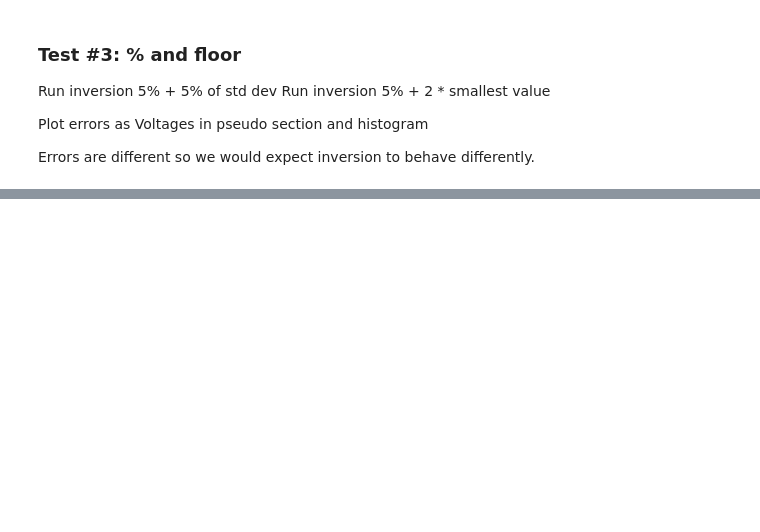
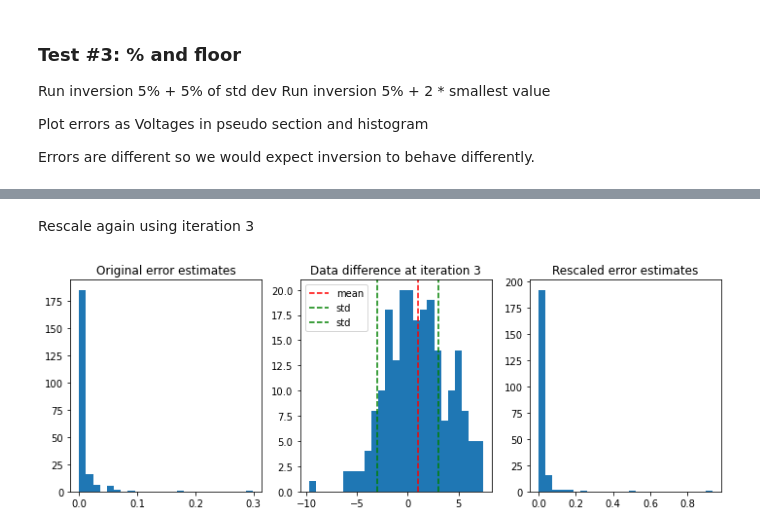
Before and after one commit to Rockpointgeo/rendez-vous-2021, a Jupyter notebook: rv-noise_est_pt1.ipynb, the cells around one changed output, grey strips where cells are left out. Cells and saved outputs as stored; diff of their text form; code cells hidden in the pictures; blank space fills up the shorter version.

```diff
--- a/rv-noise_est_pt1.ipynb
+++ b/rv-noise_est_pt1.ipynb
@@ -475,0 +578,5 @@ slid_num.value
+# %%
+# run inversion
+out_5_per_rescale, out_all_5_per_rescale = setup_and_run_std_inv(
+    mesh, dc_survey, dc_data, std_dc_5_per_rescale, conductivity_map, ind_active,
+    starting_conductivity_model)
@@ -475,0 +612,28 @@ slid_num.value
+# %% [markdown]
+Rescale again using iteration 3
+# %%
+# get phid from 1st iteration of
+# calc stats
+dd_dc_5_per_rs = (dc_data.dobs - out_all_5_per_rescale.outDict[3]['dpred']) / std_dc_5_per_rescale
+mean_dd_dc_5_per_rs = np.mean(dd_dc_5_per_rs)
+std_dd_dc_5_per_rs = np.std(dd_dc_5_per_rs)
+# rescale errors
+std_dc_5_per_rescale_2 = (abs(dd_dc_5_per_rs - mean_dd_dc_5_per_rs)/std_dd_dc_5_per_rs + 1) * std_dc_5_per_rescale
+# %%
+# plot the data difference as histogram
+fig, (ax1, ax2, ax3) = plt.subplots(1, 3, figsize=(12, 4))
+ax1.hist(std_dc_5_per_rescale, bins=25)
+ax1.set_title('Original error estimates')
+ax2.hist(dd_dc_5_per_rs, bins=25)
+ylim = ax2.get_ylim()
+ax2.plot(mean_dd_dc_5_per_rs*np.ones(2), ylim, 'r--', label='mean')
+ax2.plot(std_dd_dc_5_per_rs*np.ones(2), ylim, 'g--', label='std')
+ax2.plot(-1*std_dd_dc_5_per_rs*np.ones(2), ylim, 'g--', label='std')
+ax2.legend()
+ax2.set_ylim(ylim)
+ax2.set_title('Data difference at iteration 3')
+ax3.hist(std_dc_5_per_rescale_2, bins=25)
+ax3.set_title('Rescaled error estimates')
+plt.show()
+# %% [output]
+[figure, added]
```
Also changed, not shown: parts of 27 cells of this notebook, 12 other files.
